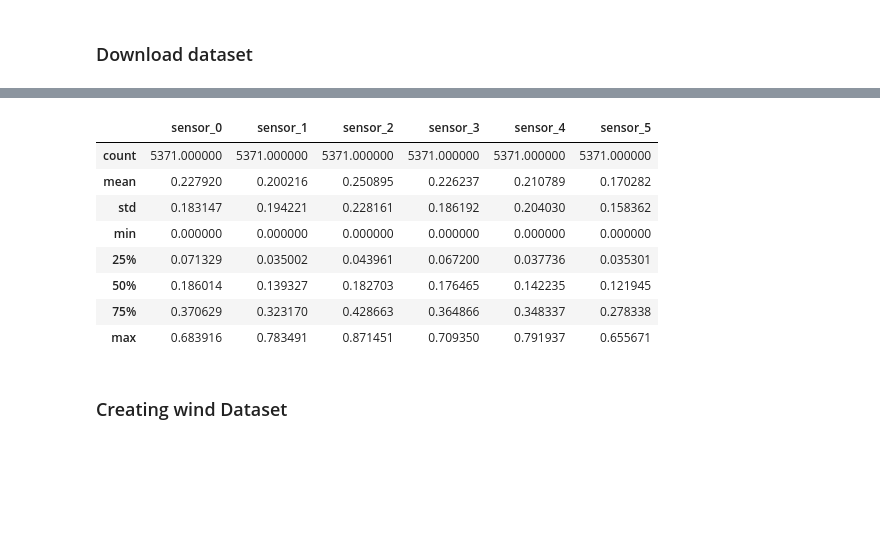
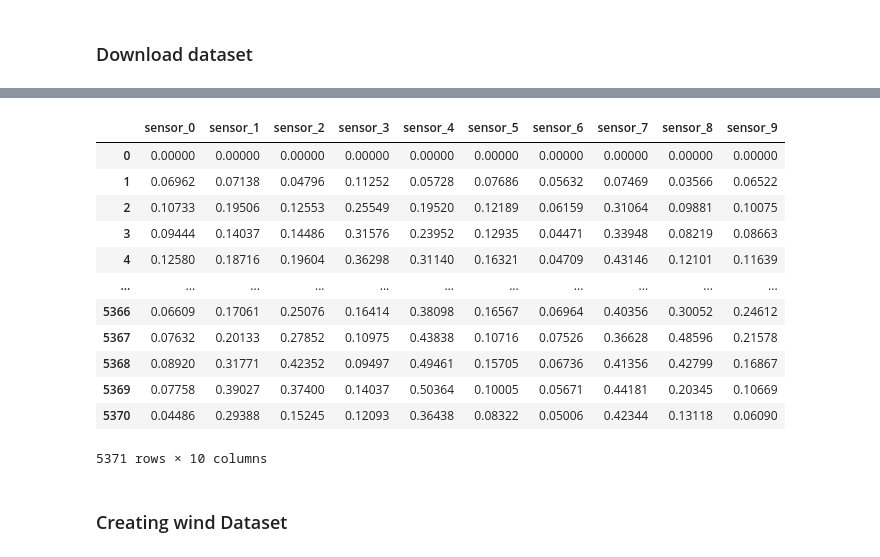
Before and after one commit to Romankkl03/compress_time_series, a Jupyter notebook: experiments.ipynb, the cells around one changed output, grey strips where cells are left out. Saved outputs shown, nothing was run; the diff lists cells and outputs as text; code cells hidden in the pictures; blank space fills up the shorter version.

```diff
--- a/experiments.ipynb
+++ b/experiments.ipynb
@@ -115,0 +72,5 @@ memory usage: 251.9 KB
+# %%
+df_wind = pd.read_csv("/Users/roman/Desktop/диплом/final_repo/compress_time_series/data/PL_wind.csv")
+with open('/Users/roman/Desktop/диплом/final_repo/compress_time_series/nuts_data/geo_dicts/geodict_PL.yaml', 'r') as file:
+    wind_geo_dict = yaml.safe_load(file)
+create_geo_plot(wind_geo_dict)
@@ -116,15 +79,19 @@ memory usage: 251.9 KB
 # %%
-df_wind.describe()
+df_wind
 # %% [output]
-|  | sensor_0 | sensor_1 | sensor_2 | sensor_3 | sensor_4 | sensor_5 |
-| count | 5371.000000 | 5371.000000 | 5371.000000 | 5371.000000 | 5371.000000 | 5371.000000 |
-| mean | 0.227920 | 0.200216 | 0.250895 | 0.226237 | 0.210789 | 0.170282 |
-| std | 0.183147 | 0.194221 | 0.228161 | 0.186192 | 0.204030 | 0.158362 |
-| min | 0.000000 | 0.000000 | 0.000000 | 0.000000 | 0.000000 | 0.000000 |
-| 25% | 0.071329 | 0.035002 | 0.043961 | 0.067200 | 0.037736 | 0.035301 |
-| 50% | 0.186014 | 0.139327 | 0.182703 | 0.176465 | 0.142235 | 0.121945 |
-| 75% | 0.370629 | 0.323170 | 0.428663 | 0.364866 | 0.348337 | 0.278338 |
-| max | 0.683916 | 0.783491 | 0.871451 | 0.709350 | 0.791937 | 0.655671 |
+|  | sensor_0 | sensor_1 | sensor_2 | sensor_3 | sensor_4 | sensor_5 | sensor_6 | sensor_7 | sensor_8 | sensor_9 |
+| 0 | 0.00000 | 0.00000 | 0.00000 | 0.00000 | 0.00000 | 0.00000 | 0.00000 | 0.00000 | 0.00000 | 0.00000 |
+| 1 | 0.06962 | 0.07138 | 0.04796 | 0.11252 | 0.05728 | 0.07686 | 0.05632 | 0.07469 | 0.03566 | 0.06522 |
+| 2 | 0.10733 | 0.19506 | 0.12553 | 0.25549 | 0.19520 | 0.12189 | 0.06159 | 0.31064 | 0.09881 | 0.10075 |
+| 3 | 0.09444 | 0.14037 | 0.14486 | 0.31576 | 0.23952 | 0.12935 | 0.04471 | 0.33948 | 0.08219 | 0.08663 |
+| 4 | 0.12580 | 0.18716 | 0.19604 | 0.36298 | 0.31140 | 0.16321 | 0.04709 | 0.43146 | 0.12101 | 0.11639 |
+| ... | ... | ... | ... | ... | ... | ... | ... | ... | ... | ... |
+| 5366 | 0.06609 | 0.17061 | 0.25076 | 0.16414 | 0.38098 | 0.16567 | 0.06964 | 0.40356 | 0.30052 | 0.24612 |
+| 5367 | 0.07632 | 0.20133 | 0.27852 | 0.10975 | 0.43838 | 0.10716 | 0.07526 | 0.36628 | 0.48596 | 0.21578 |
+| 5368 | 0.08920 | 0.31771 | 0.42352 | 0.09497 | 0.49461 | 0.15705 | 0.06736 | 0.41356 | 0.42799 | 0.16867 |
+| 5369 | 0.07758 | 0.39027 | 0.37400 | 0.14037 | 0.50364 | 0.10005 | 0.05671 | 0.44181 | 0.20345 | 0.10669 |
+| 5370 | 0.04486 | 0.29388 | 0.15245 | 0.12093 | 0.36438 | 0.08322 | 0.05006 | 0.42344 | 0.13118 | 0.06090 |
+5371 rows × 10 columns
 # %% [markdown]
 ### Creating wind Dataset
 # %% [markdown]
```
Also changed, not shown: parts of 96 cells of this notebook, 32 other files.
